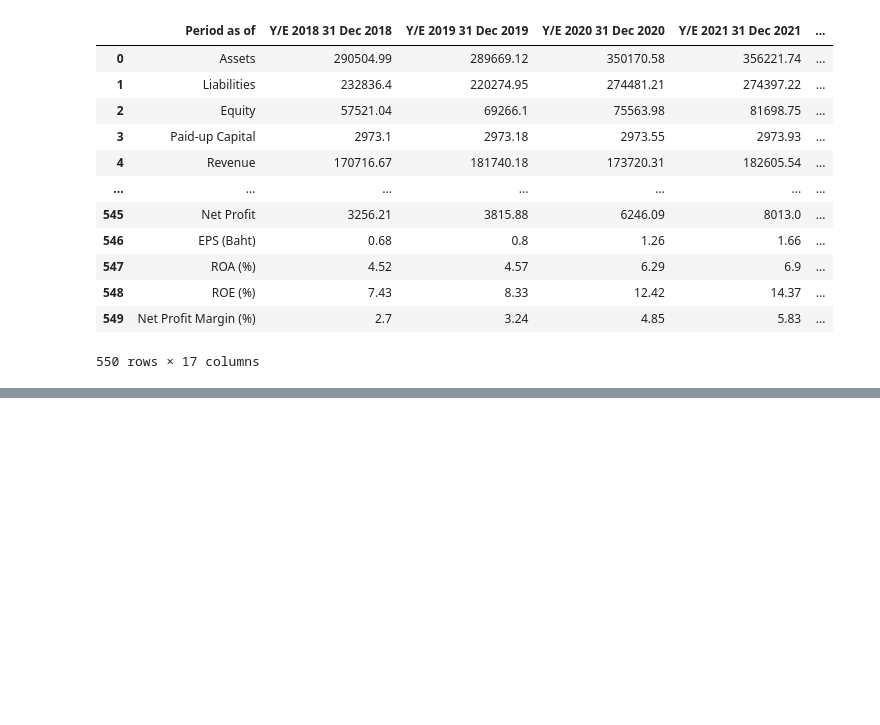
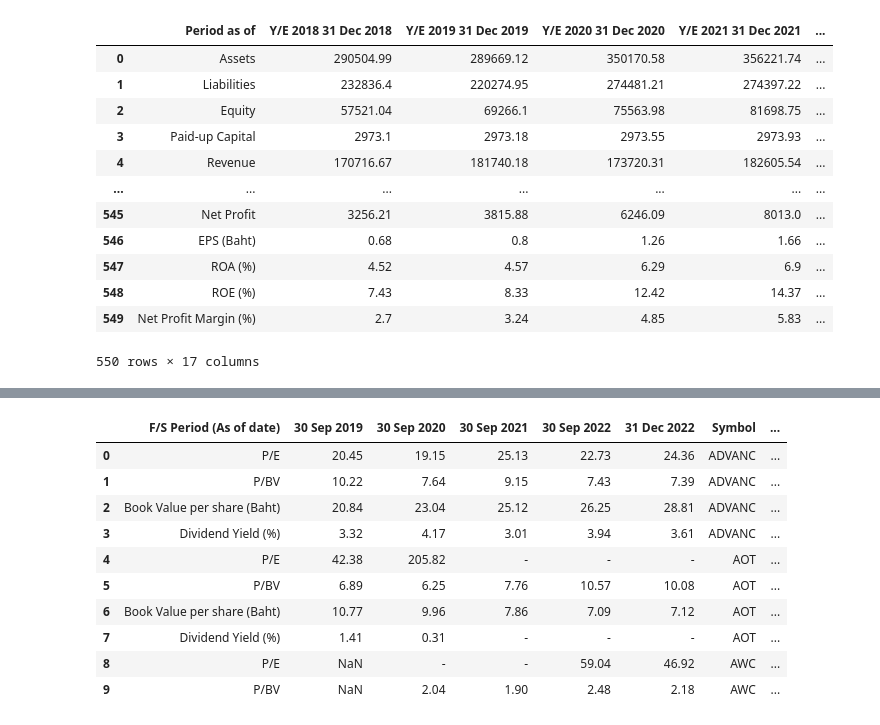
Before and after one commit to pimgcn/set50-scrape, a Jupyter notebook: set50.ipynb, the cells around one changed output, grey strips where cells are left out. Cells and saved outputs as stored; diff of their text form; code cells hidden in the pictures; blank space fills up the shorter version.

```diff
--- a/set50.ipynb
+++ b/set50.ipynb
@@ -273,4 +255,19 @@ stats
 200 rows × 8 columns
+# %%
+stats = stats.reset_index(drop=True)
+stats.head(10)
+# %% [output]
+|  | F/S Period (As of date) | 30 Sep 2019 | 30 Sep 2020 | 30 Sep 2021 | 30 Sep 2022 | 31 Dec 2022 | Symbol | ... |
+| 0 | P/E | 20.45 | 19.15 | 25.13 | 22.73 | 24.36 | ADVANC | ... |
+| 1 | P/BV | 10.22 | 7.64 | 9.15 | 7.43 | 7.39 | ADVANC | ... |
+| 2 | Book Value per share (Baht) | 20.84 | 23.04 | 25.12 | 26.25 | 28.81 | ADVANC | ... |
+| 3 | Dividend Yield (%) | 3.32 | 4.17 | 3.01 | 3.94 | 3.61 | ADVANC | ... |
+| 4 | P/E | 42.38 | 205.82 | - | - | - | AOT | ... |
+| 5 | P/BV | 6.89 | 6.25 | 7.76 | 10.57 | 10.08 | AOT | ... |
+| 6 | Book Value per share (Baht) | 10.77 | 9.96 | 7.86 | 7.09 | 7.12 | AOT | ... |
+| 7 | Dividend Yield (%) | 1.41 | 0.31 | - | - | - | AOT | ... |
+| 8 | P/E | NaN | - | - | 59.04 | 46.92 | AWC | ... |
+| 9 | P/BV | NaN | 2.04 | 1.90 | 2.48 | 2.18 | AWC | ... |
 # %%
 # Close the driver
 driver.quit()
```
Also changed, not shown: parts of 11 cells of this notebook.
